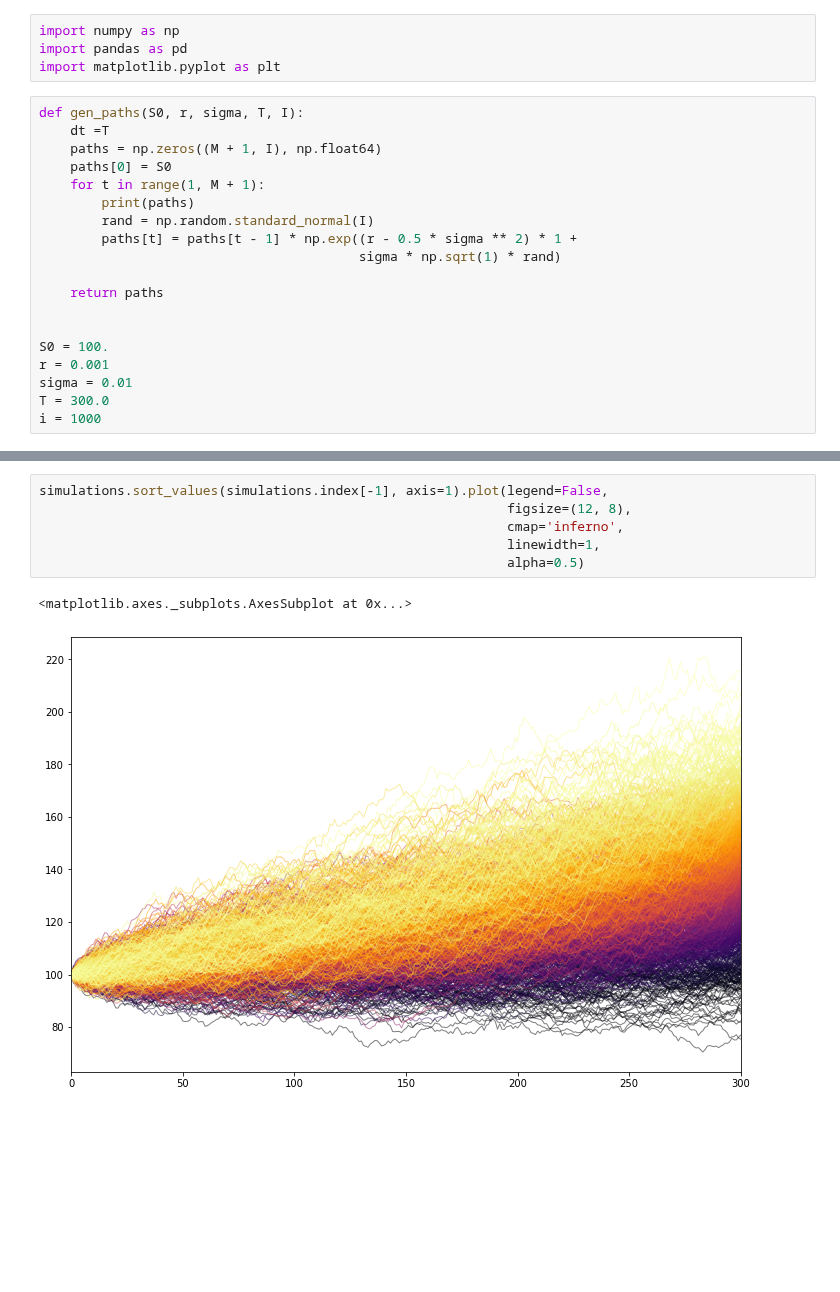
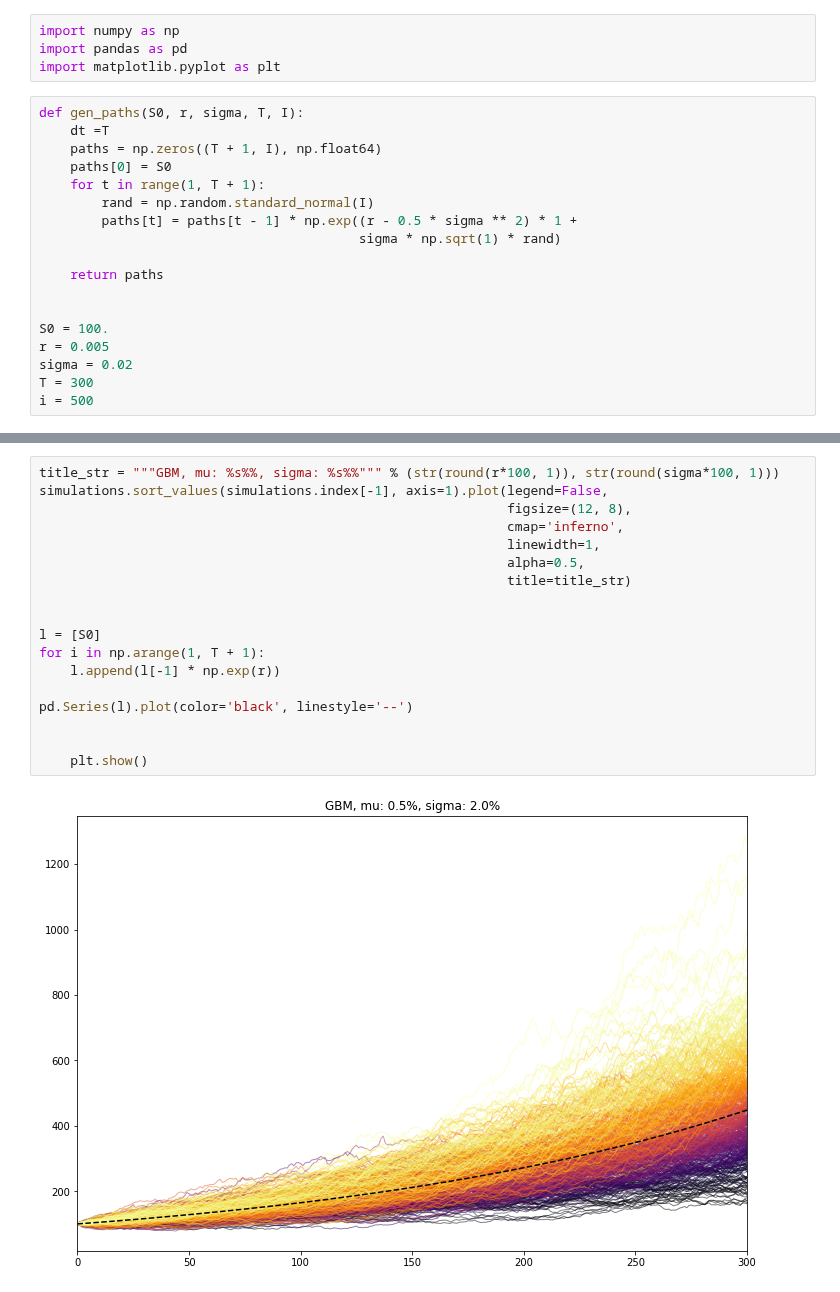
Before and after one commit to lucaberlanda/Magazzino, a Jupyter notebook: Finance/GeometricBrownianMotion.ipynb, the cells around one changed output, grey strips where cells are left out. Drawn from its saved outputs; the diff is of its cells as text; blank space fills up the shorter version.

```diff
--- a/Finance/GeometricBrownianMotion.ipynb
+++ b/Finance/GeometricBrownianMotion.ipynb
@@ -24,10 +24,9 @@ import matplotlib.pyplot as plt
 # %%
 def gen_paths(S0, r, sigma, T, I):
     dt =T
-    paths = np.zeros((M + 1, I), np.float64)
+    paths = np.zeros((T + 1, I), np.float64)
     paths[0] = S0
-    for t in range(1, M + 1):
-        print(paths)
+    for t in range(1, T + 1):
         rand = np.random.standard_normal(I)
         paths[t] = paths[t - 1] * np.exp((r - 0.5 * sigma ** 2) * 1 +
                                          sigma * np.sqrt(1) * rand)
@@ -36,9 +35,9 @@ def gen_paths(S0, r, sigma, T, I):
 
 
 S0 = 100.
-r = 0.001
-sigma = 0.01
-T = 300.0
-i = 1000
+r = 0.005
+sigma = 0.02
+T = 300
+i = 500
 # %%
 simulations = pd.DataFrame(gen_paths(S0, r, sigma, T, i))
@@ -63,9 +44,20 @@ simulations = pd.DataFrame(gen_paths(S0, r, sigma, T, i))
 # %%
+title_str = """GBM, mu: %s%%, sigma: %s%%""" % (str(round(r*100, 1)), str(round(sigma*100, 1)))
 simulations.sort_values(simulations.index[-1], axis=1).plot(legend=False,
                                                             figsize=(12, 8),
                                                             cmap='inferno',
                                                             linewidth=1,
-                                                            alpha=0.5)
+                                                            alpha=0.5,
+                                                            title=title_str)
+
+
+l = [S0]
+for i in np.arange(1, T + 1):
+    l.append(l[-1] * np.exp(r))
+
+pd.Series(l).plot(color='black', linestyle='--')
+
+
+    plt.show()
 # %% [output]
-<matplotlib.axes._subplots.AxesSubplot at 0x...>
-[figure, old version]
+[figure, new version]
```
Also changed, not shown: parts of 12 cells of this notebook.
